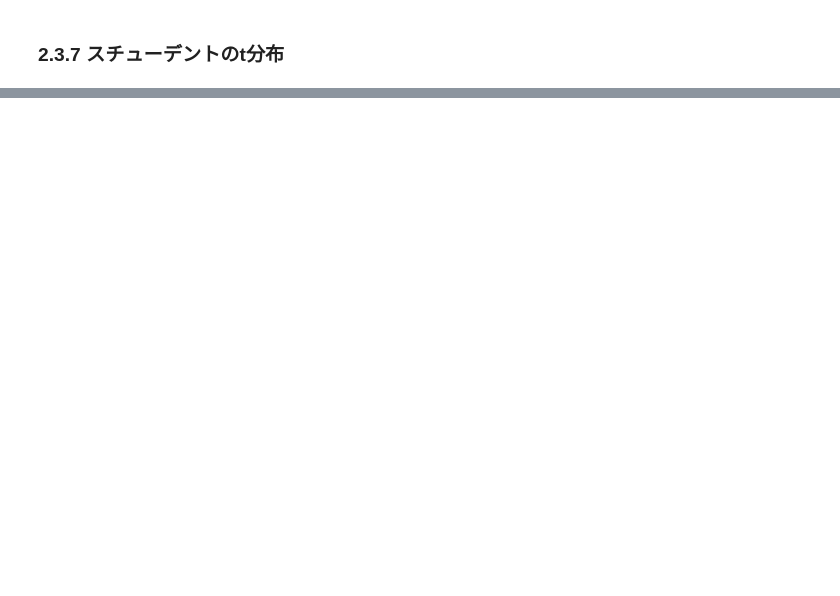
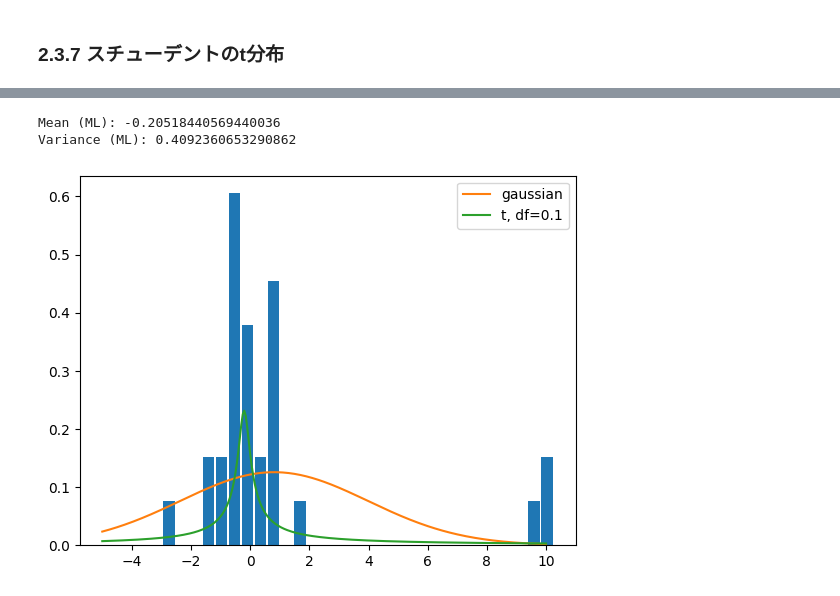
Before and after one commit to arata234/PRML, a Jupyter notebook: cp2_probability_distribution.ipynb, the cells around one changed output, grey strips where cells are left out. Cells and saved outputs as stored; diff of their text form; code cells hidden in the pictures; blank space fills up the shorter version.

```diff
--- a/cp2_probability_distribution.ipynb
+++ b/cp2_probability_distribution.ipynb
@@ -928,0 +1082,40 @@ $$
+# %%
+data = np.append(norm.rvs(0, 1, 27), norm.rvs(10, 1, 3))
+x = np.linspace(-5, 10, 301)
+# %%
+norm_mean = data.mean()
+norm_std = data.std()
+norm_dist = norm.pdf(x=x, loc=norm_mean, scale=norm_std)
+# %%
+def negative_log_likelihood(params, data):
+    loc, scale, df = params
+    return -np.sum(t.logpdf(data, df, loc, scale))
+
+def fit_t_distribution(data, df):
+    # 初期パラメータ（平均、スケール、自由度）
+    init_params = [np.mean(data), np.std(data), df]
+
+    # 最尤推定解を求める
+    result = minimize(negative_log_likelihood, init_params, args=(data), method='L-BFGS-B', bounds=[(None, None), (1e-6, None), (1e-6, None)])
+
+    loc_ml, scale_ml, df_ml = result.x
+    return loc_ml, scale_ml
+
+
+df = 0.1
+mean_ml, variance_ml = fit_t_distribution(data, df)
+print('Mean (ML):', mean_ml)
+print('Variance (ML):', variance_ml**2)
+
+t_dist = t.pdf(x, df, mean_ml, variance_ml)
+# %% [output]
+Mean (ML): -0.20518440569440036
+Variance (ML): 0.4092360653290862
+# %%
+plt.hist(x=data, bins=30, density=True, rwidth=0.9)
+plt.plot(x, norm_dist, label="gaussian")
+plt.plot(x, t_dist, label=f"t, df={df}")
+plt.legend()
+plt.show()
+# %% [output]
+[figure, added]
```
Also changed, not shown: parts of 11 cells of this notebook.
